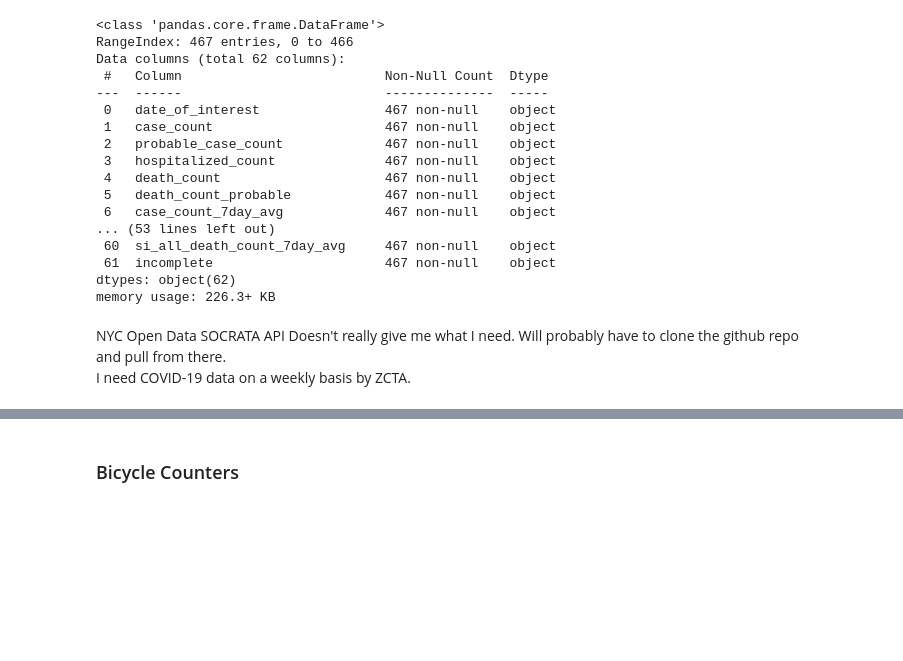
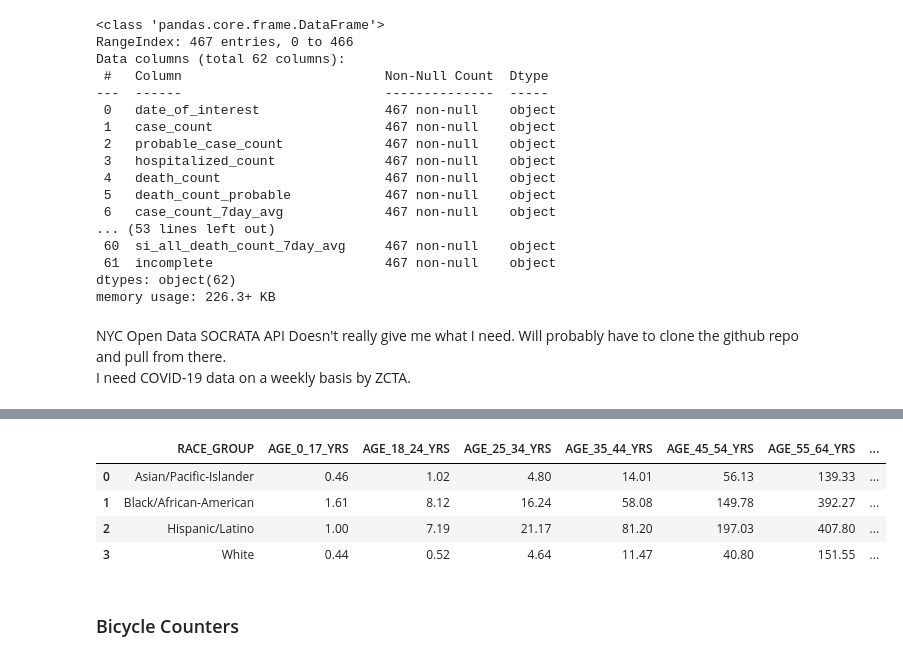
Before and after one commit to justinm0rgan/nyc-bike, a Jupyter notebook: data_gathering.ipynb, the cells around one changed output, grey strips where cells are left out. Drawn from its saved outputs; the diff is of its cells as text; code cells hidden in the pictures; blank space fills up the shorter version.

Commit message:
in the midst of creating function to iterate over all files in dir and read into pandas df

```diff
--- a/data_gathering.ipynb
+++ b/data_gathering.ipynb
@@ -63,0 +81,18 @@ I need COVID-19 data on a weekly basis by ZCTA.
+# %%
+directory = '/Users/justinwilliams/projects/nyc_bike/nyc-bike/coronavirus-data/totals/'
+ext = '.csv'
+
+
+for file in os.listdir(directory):
+    if file.endswith(ext):
+        index = file.index('.')
+        file_name = file[:index]
+    file_name = pd.read_csv(file)
+    file.head()
+    else:
+        continue
+
+# print(files)
+# dir_path = os.path.splitext(directory)[0]
+# file_name = dir_path('/')[-1]
+# print(file_name)
@@ -64,3 +105,11 @@ I need COVID-19 data on a weekly basis by ZCTA.
+# %%
+file_name
+# %% [output]
+|  | RACE_GROUP | AGE_0_17_YRS | AGE_18_24_YRS | AGE_25_34_YRS | AGE_35_44_YRS | AGE_45_54_YRS | AGE_55_64_YRS | ... |
+| 0 | Asian/Pacific-Islander | 0.46 | 1.02 | 4.80 | 14.01 | 56.13 | 139.33 | ... |
+| 1 | Black/African-American | 1.61 | 8.12 | 16.24 | 58.08 | 149.78 | 392.27 | ... |
+| 2 | Hispanic/Latino | 1.00 | 7.19 | 21.17 | 81.20 | 197.03 | 407.80 | ... |
+| 3 | White | 0.44 | 0.52 | 4.64 | 11.47 | 40.80 | 151.55 | ... |
 # %% [markdown]
 ### Bicycle Counters
 # %%
```
Also changed, not shown: parts of 6 cells of this notebook.
